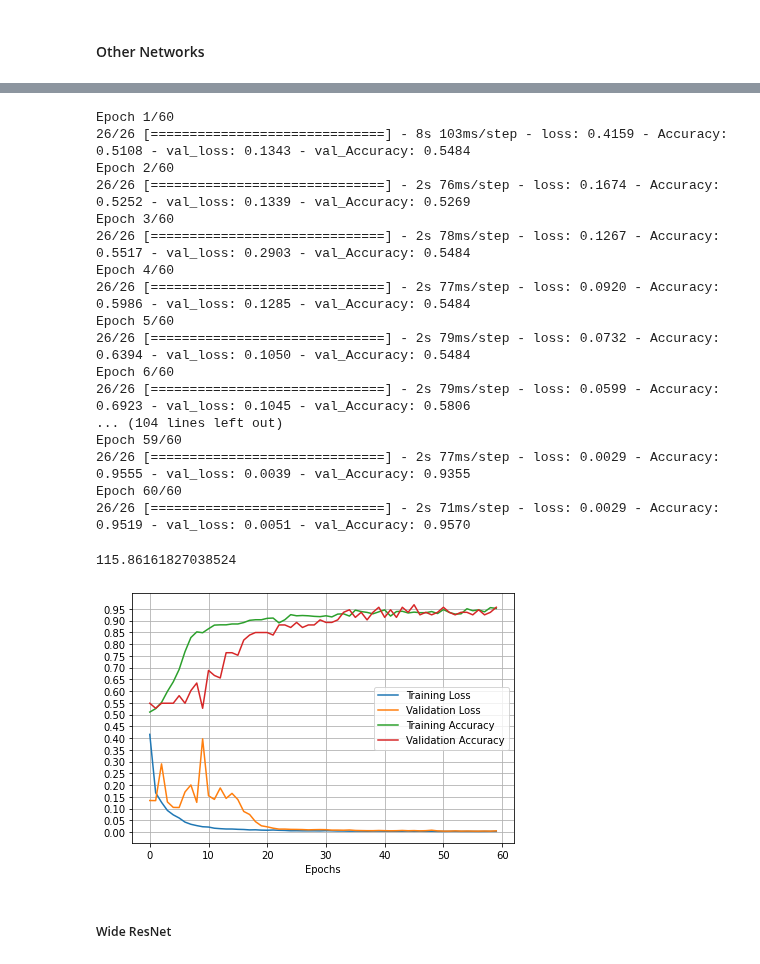
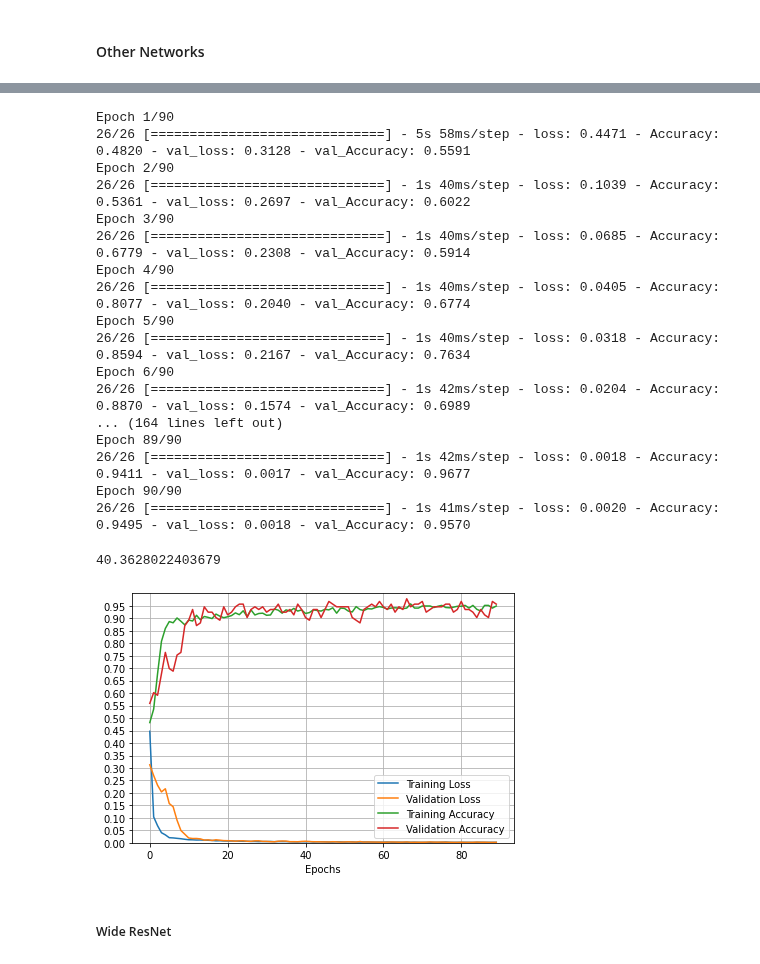
Before and after one commit to sreekar2858/CIE7, a Jupyter notebook: Project-B/wresnet.ipynb, the cells around one changed output, grey strips where cells are left out. Cells and saved outputs as stored; diff of their text form; code cells hidden in the pictures.

```diff
--- a/Project-B/wresnet.ipynb
+++ b/Project-B/wresnet.ipynb
@@ -291,53 +217,53 @@ ________________________________________________________________________________
 #     histogram_freq=1
 # )
 
-rNet_history = rnet.fit(
+rNet1_history = rnet1.fit(
     x=x_train,
     y=y_train,
-    epochs=40,
+    epochs=90,
     verbose=1,
     validation_data=(x_test, y_test),
     batch_size=32,
     # callbacks=[cp_callback, tensorboard_callback]
 )
 # %% [output]
-Epoch 1/60
-26/26 [==============================] - 8s 103ms/step - loss: 0.4159 - Accuracy: 0.5108 - val_loss: 0.1343 - val_Accuracy: 0.5484
-Epoch 2/60
-26/26 [==============================] - 2s 76ms/step - loss: 0.1674 - Accuracy: 0.5252 - val_loss: 0.1339 - val_Accuracy: 0.5269
-Epoch 3/60
-26/26 [==============================] - 2s 78ms/step - loss: 0.1267 - Accuracy: 0.5517 - val_loss: 0.2903 - val_Accuracy: 0.5484
-Epoch 4/60
-26/26 [==============================] - 2s 77ms/step - loss: 0.0920 - Accuracy: 0.5986 - val_loss: 0.1285 - val_Accuracy: 0.5484
-Epoch 5/60
-26/26 [==============================] - 2s 79ms/step - loss: 0.0732 - Accuracy: 0.6394 - val_loss: 0.1050 - val_Accuracy: 0.5484
-Epoch 6/60
-26/26 [==============================] - 2s 79ms/step - loss: 0.0599 - Accuracy: 0.6923 - val_loss: 0.1045 - val_Accuracy: 0.5806
-... (104 lines left out)
-Epoch 59/60
-26/26 [==============================] - 2s 77ms/step - loss: 0.0029 - Accuracy: 0.9555 - val_loss: 0.0039 - val_Accuracy: 0.9355
-Epoch 60/60
-26/26 [==============================] - 2s 71ms/step - loss: 0.0029 - Accuracy: 0.9519 - val_loss: 0.0051 - val_Accuracy: 0.9570
+Epoch 1/90
+26/26 [==============================] - 5s 58ms/step - loss: 0.4471 - Accuracy: 0.4820 - val_loss: 0.3128 - val_Accuracy: 0.5591
+Epoch 2/90
+26/26 [==============================] - 1s 40ms/step - loss: 0.1039 - Accuracy: 0.5361 - val_loss: 0.2697 - val_Accuracy: 0.6022
+Epoch 3/90
+26/26 [==============================] - 1s 40ms/step - loss: 0.0685 - Accuracy: 0.6779 - val_loss: 0.2308 - val_Accuracy: 0.5914
+Epoch 4/90
+26/26 [==============================] - 1s 40ms/step - loss: 0.0405 - Accuracy: 0.8077 - val_loss: 0.2040 - val_Accuracy: 0.6774
+Epoch 5/90
+26/26 [==============================] - 1s 40ms/step - loss: 0.0318 - Accuracy: 0.8594 - val_loss: 0.2167 - val_Accuracy: 0.7634
+Epoch 6/90
+26/26 [==============================] - 1s 42ms/step - loss: 0.0204 - Accuracy: 0.8870 - val_loss: 0.1574 - val_Accuracy: 0.6989
+... (164 lines left out)
+Epoch 89/90
+26/26 [==============================] - 1s 42ms/step - loss: 0.0018 - Accuracy: 0.9411 - val_loss: 0.0017 - val_Accuracy: 0.9677
+Epoch 90/90
+26/26 [==============================] - 1s 41ms/step - loss: 0.0020 - Accuracy: 0.9495 - val_loss: 0.0018 - val_Accuracy: 0.9570
 # %%
-mean_squared_error(scalar.inverse_transform(y_test), scalar.inverse_transform(rnet.predict(x_test)), squared=True)
+mean_squared_error(scalar.inverse_transform(y_test), scalar.inverse_transform(rnet1.predict(x_test)), squared=True)
 # mean_absolute_error(scalar.inverse_transform(y_test), scalar.inverse_transform(rnet.predict(x_test)))
 # %% [output]
-115.86161827038524
+40.3628022403679
 # %%
 plt.close()
-plt.plot(rNet_history.history['loss'], label='Training Loss')
-plt.plot(rNet_history.history['val_loss'], label='Validation Loss')
-plt.plot(rNet_history.history['Accuracy'], label='Training Accuracy')
-plt.plot(rNet_history.history['val_Accuracy'], label='Validation Accuracy')
+plt.plot(rNet1_history.history['loss'], label='Training Loss')
+plt.plot(rNet1_history.history['val_loss'], label='Validation Loss')
+plt.plot(rNet1_history.history['Accuracy'], label='Training Accuracy')
+plt.plot(rNet1_history.history['val_Accuracy'], label='Validation Accuracy')
 
 plt.yticks(np.arange(0, 1, 0.05))
-
+plt.ylim(bottom=0, top=1)
 plt.tight_layout()
 plt.xlabel('Epochs')
 plt.legend()
 plt.show()
 # %% [output]
-[figure, old version]
+[figure, new version]
 # %%
 # rnet.save('ResNet-60MSE.h5')
 # %% [markdown]
```
Also changed, not shown: parts of 17 cells of this notebook, 9 other files.
